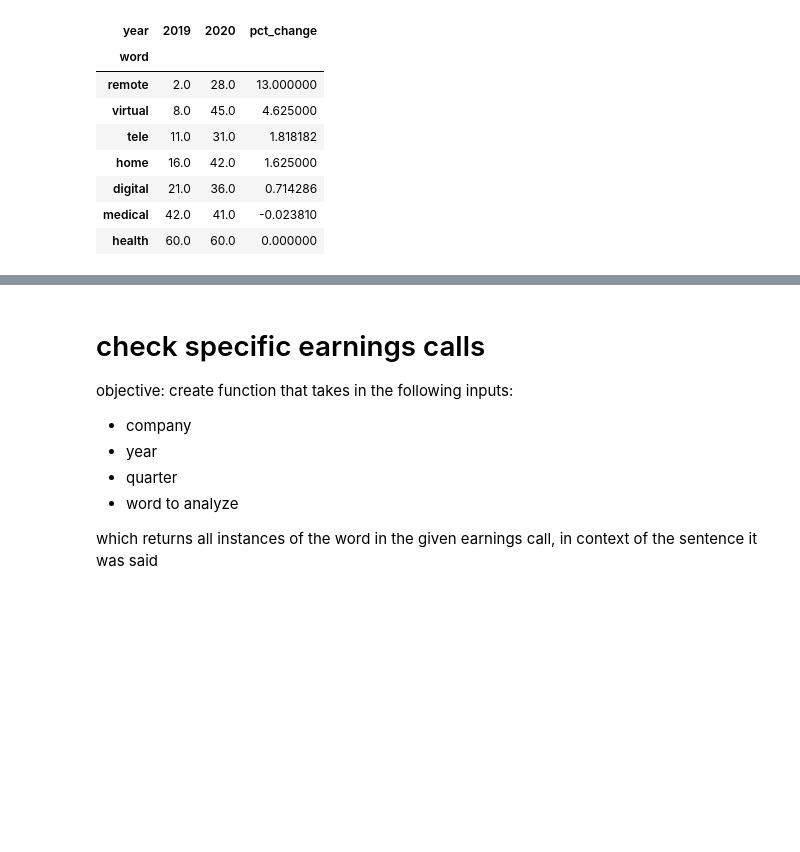
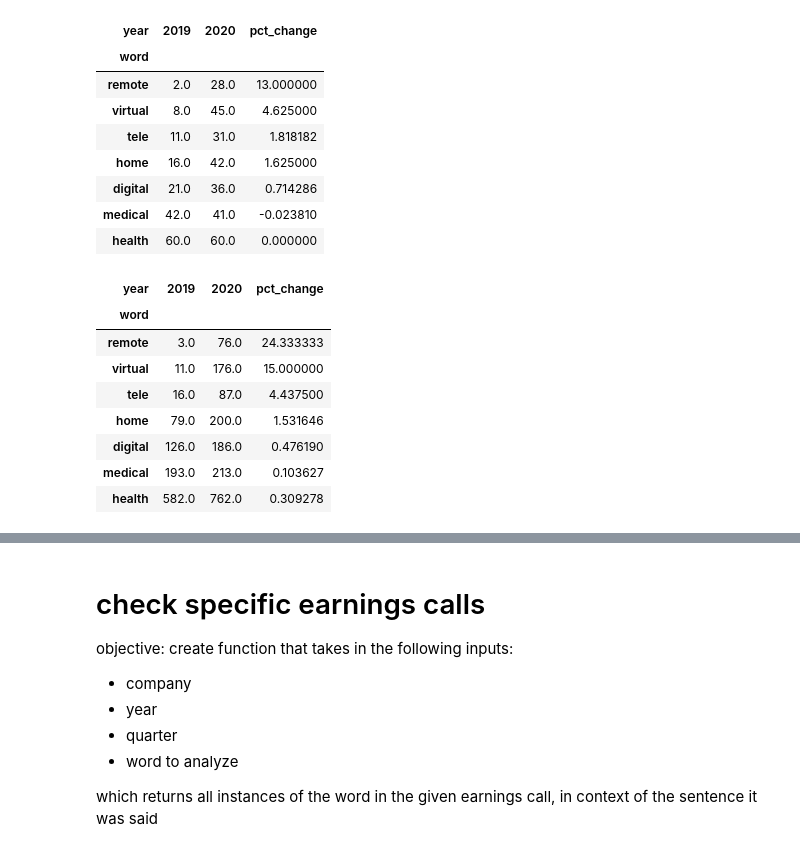
Before and after one commit to nfeifel/analytics, a Jupyter notebook: healthcare_earnings_calls/anlysis.ipynb, the cells around one changed output, grey strips where cells are left out. Saved outputs shown, nothing was run; the diff lists cells and outputs as text; code cells hidden in the pictures; blank space fills up the shorter version.

Commit message:
added new visualization manipulations to notebook

```diff
--- a/healthcare_earnings_calls/anlysis.ipynb
+++ b/healthcare_earnings_calls/anlysis.ipynb
@@ -299,3 +298,24 @@ viz
 | digital | 21.0 | 36.0 | 0.714286 |
 | medical | 42.0 | 41.0 | -0.023810 |
 | health | 60.0 | 60.0 | 0.000000 |
+# %%
+# manipulate total_mentions metric data in format required for visualization
+# this data is not used in the blog post
+
+viz2 = summary_df.loc['total_mentions'].to_frame().reset_index().rename(columns={'index':'word_year'})
+viz2['year'] = viz2['word_year'].apply(lambda x: re.sub('[a-z_]', '', x))
+viz2['word'] = viz2['word_year'].apply(lambda x: re.sub('_.*', '', x))
+viz2.drop(columns = 'word_year', inplace = True)
+viz2 = viz2.pivot(index = 'word', columns = 'year', values = 'total_mentions').sort_values('2019')
+viz2['pct_change'] = (viz2['2020'] - viz2['2019']) / viz2['2019']
+viz2
+# %% [output]
+| year | 2019 | 2020 | pct_change |
+| word |  |  |  |
+| remote | 3.0 | 76.0 | 24.333333 |
+| virtual | 11.0 | 176.0 | 15.000000 |
+| tele | 16.0 | 87.0 | 4.437500 |
+| home | 79.0 | 200.0 | 1.531646 |
+| digital | 126.0 | 186.0 | 0.476190 |
+| medical | 193.0 | 213.0 | 0.103627 |
+| health | 582.0 | 762.0 | 0.309278 |
```
Also changed, not shown: parts of 7 cells of this notebook.
